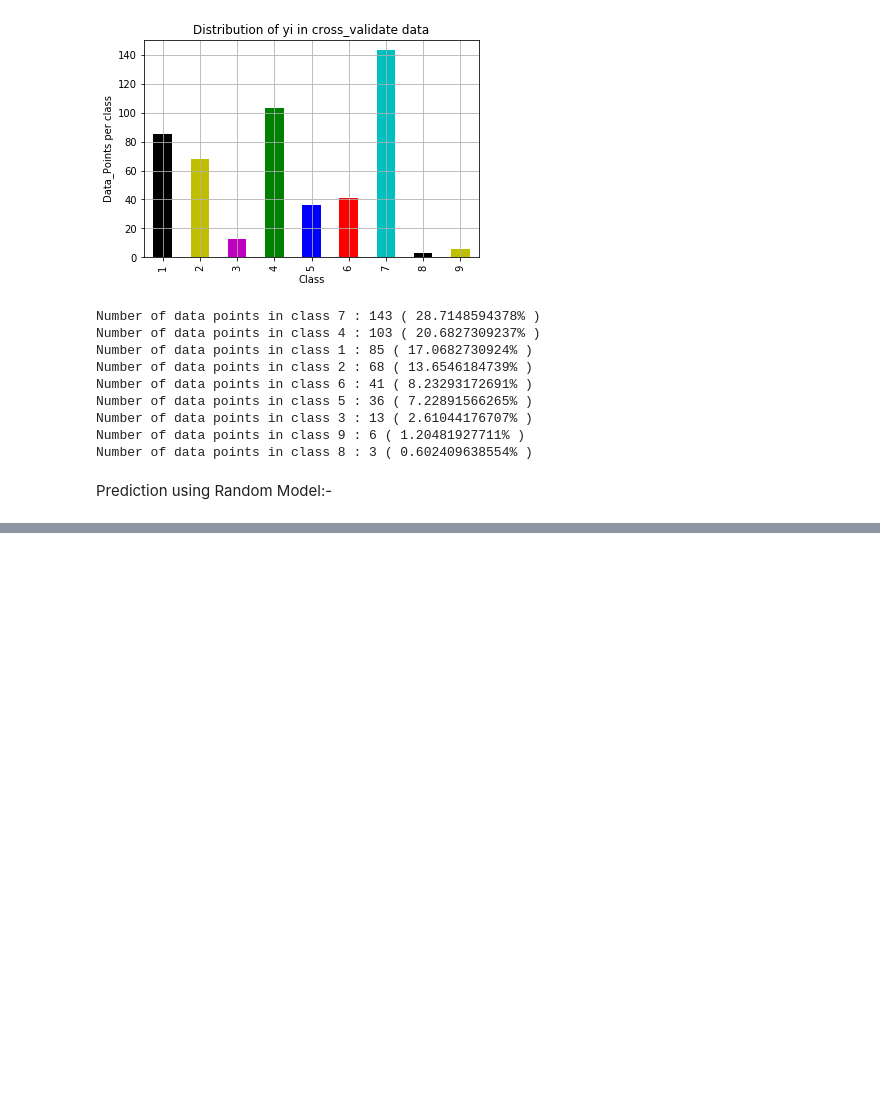
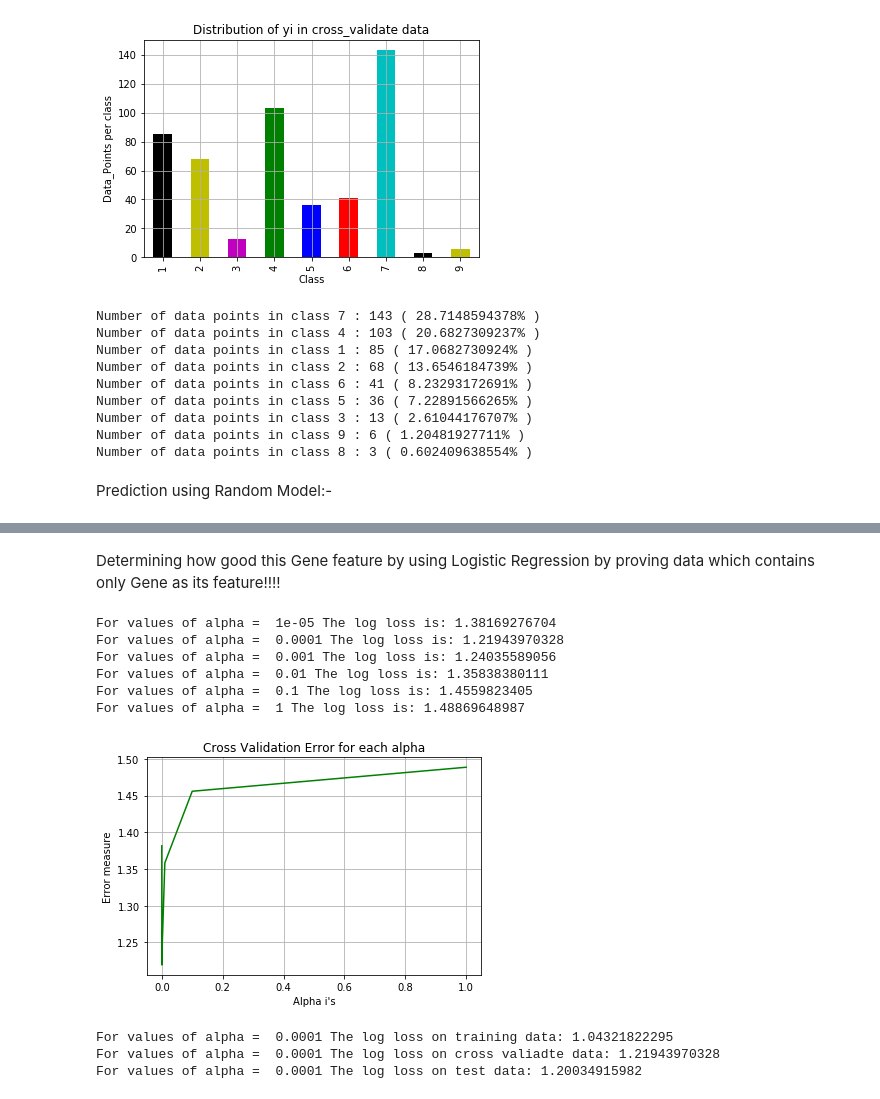
Before and after one commit to mehrayogesh208/Personalized-Cancer-Diagnosis, a Jupyter notebook: Personalized Cancer Diagnosis.ipynb, the cells around one changed output, grey strips where cells are left out. Drawn from its saved outputs; the diff is of its cells as text; code cells hidden in the pictures; blank space fills up the shorter version.

```diff
--- a/Personalized Cancer Diagnosis.ipynb
+++ b/Personalized Cancer Diagnosis.ipynb
@@ -250,0 +310,12 @@ conf_matrix(Test_Y,predicted_y+1)
+# %%
+#Now response coding and one hot encoding will be used to feauturize this gene feature!!
+#1.Response coding
+alpha = 1 #for laplace smoothing!!!!
+train_gene_response = response_coding("Gene",alpha,D_Train)
+test_gene_response = response_coding("Gene",alpha,Test_dataframe)
+crossvalidate_gene_response = response_coding("Gene",alpha,D_Cross_Validate)
+#2.one hot encoding!!!
+gene_vectorizer = CountVectorizer()
+train_gene_feature_onehotCoding = gene_vectorizer.fit_transform(D_Train['Gene'])
+test_gene_feature_onehotCoding = gene_vectorizer.transform(Test_dataframe['Gene'])
+cv_gene_feature_onehotCoding = gene_vectorizer.transform(D_Cross_Validate['Gene'])
@@ -250,0 +351,46 @@ conf_matrix(Test_Y,predicted_y+1)
+# %% [markdown]
+Determining how good this Gene feature by using Logistic Regression by proving data which contains only Gene as its feature!!!!
+# %%
+alpha = [10 ** x for x in range(-5, 1)]
+cross_validate_logLoss = []
+for i in alpha:
+    classifier = SGDClassifier(loss = 'log',alpha = i,random_state= 42)
+    classifier.fit(train_gene_feature_onehotCoding,D_Train_Y)
+    sig_clf = CalibratedClassifierCV(classifier, method="sigmoid")
+    sig_clf.fit(train_gene_feature_onehotCoding, D_Train_Y)
+    #Calibrated Classifier is used because one of the KPI is log-loss which requires prob
+    predict = sig_clf.predict_proba(cv_gene_feature_onehotCoding)
+    cross_validate_logLoss.append(log_loss(D_Cross_Validate_Y,predict,labels=classifier.classes_, eps=1e-15))
+    print('For values of alpha = ', i, "The log loss is:",log_loss(D_Cross_Validate_Y, predict,labels=classifier.classes_, eps=1e-15))
+fig,axs = plt.subplots()
+axs.plot(alpha,cross_validate_logLoss,c='g')
+plt.grid()
+plt.title("Cross Validation Error for each alpha")
+plt.xlabel("Alpha i's")
+plt.ylabel("Error measure")
+plt.show()
+
+
+best_alpha = np.argmin(cross_validate_logLoss)
+classifier = SGDClassifier(loss = 'log',alpha = alpha[best_alpha],random_state=42)
+classifier.fit(train_gene_feature_onehotCoding,D_Train_Y)
+sig_clf = CalibratedClassifierCV(classifier)
+sig_clf.fit(train_gene_feature_onehotCoding,D_Train_Y,)
+predict1 = sig_clf.predict_proba(train_gene_feature_onehotCoding)
+
+predict2 =  sig_clf.predict_proba(test_gene_feature_onehotCoding)
+predict3 =  sig_clf.predict_proba(cv_gene_feature_onehotCoding)
+print('For values of alpha = ', alpha[best_alpha], "The log loss on training data:",log_loss(D_Train_Y, predict1,labels=classifier.classes_, eps=1e-15))
+print('For values of alpha = ', alpha[best_alpha], "The log loss on cross valiadte data:",log_loss(D_Cross_Validate_Y, predict3,labels=classifier.classes_, eps=1e-15))
+print('For values of alpha = ', alpha[best_alpha], "The log loss on test data:",log_loss(Test_Y, predict2,labels=classifier.classes_, eps=1e-15))
+# %% [output]
+For values of alpha =  1e-05 The log loss is: 1.38169276704
+For values of alpha =  0.0001 The log loss is: 1.21943970328
+For values of alpha =  0.001 The log loss is: 1.24035589056
+For values of alpha =  0.01 The log loss is: 1.35838380111
+For values of alpha =  0.1 The log loss is: 1.4559823405
+For values of alpha =  1 The log loss is: 1.48869648987
+[figure, added]
+For values of alpha =  0.0001 The log loss on training data: 1.04321822295
+For values of alpha =  0.0001 The log loss on cross valiadte data: 1.21943970328
+For values of alpha =  0.0001 The log loss on test data: 1.20034915982
```
Also changed, not shown: parts of 14 cells of this notebook.
